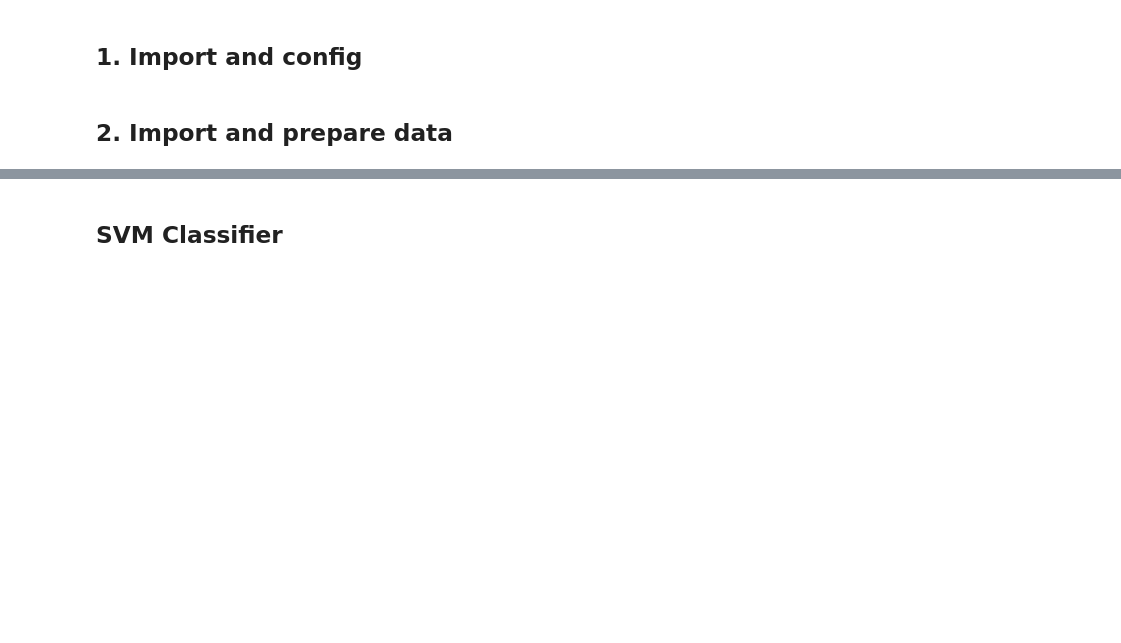
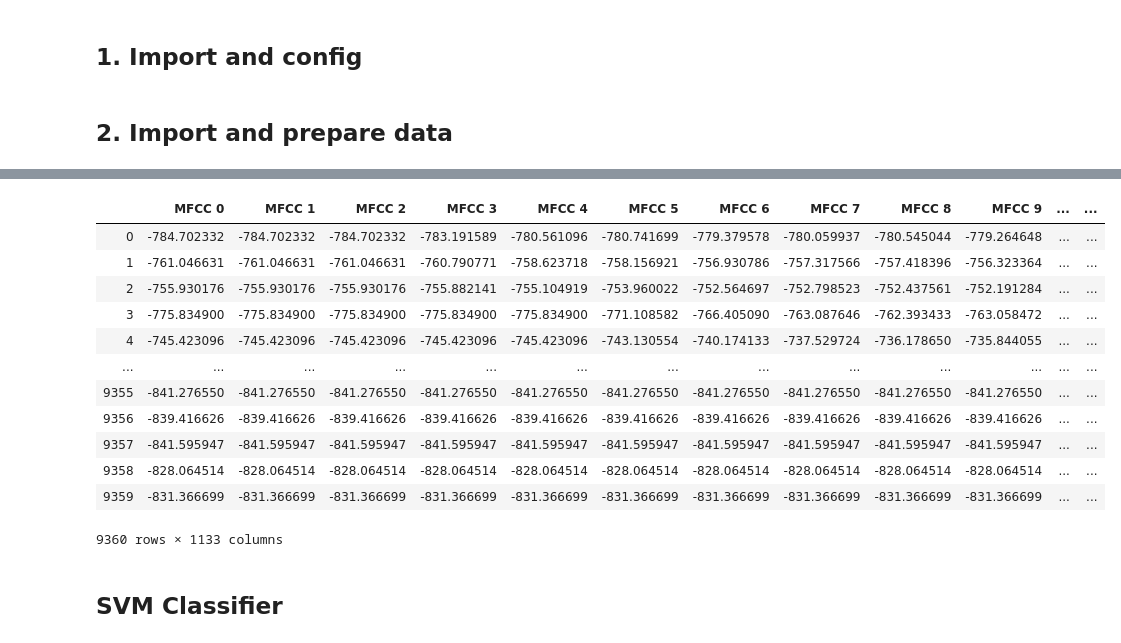
Before and after one commit to VoggLyster/AudioFXClassification, a Jupyter notebook: Project.ipynb, the cells around one changed output, grey strips where cells are left out. Cells and saved outputs as stored; diff of their text form; code cells hidden in the pictures; blank space fills up the shorter version.

```diff
--- a/Project.ipynb
+++ b/Project.ipynb
@@ -27,10 +28,11 @@ fileswnofx = os.listdir('./DataSet/Samples/NoFX')
 
 #calc number of samples
 n_data = len(fileswchorus)+len(fileswdistortion)+len(filesweq)+len(fileswdelay)+len(fileswflanger)+len(fileswnofx)
-print(n_data)
+print("Number of samples: %i" % n_data)
 
 #setup classes
 labels = np.zeros(n_data)
-features = np.zeros((n_data, 3460))
+feature_len = 1131
+features = np.zeros((n_data, feature_len))
 classes = ['Chorus','Distortion','EQ','FeedbackDelay','Flanger','NoFX']
 # %% [output]
@@ -103,6 +105,33 @@ NoFX done
 labels = pd.DataFrame(labels)
 labels.columns = ['labels']
 labels = labels['labels']
+# %%
+dataset = pd.DataFrame(features)
+column_names = []
+for c in range(feature_len):
+    column_names.append("MFCC %i" % c)
+dataset.columns =  column_names
+dataset['label digit'] = labels
+label_text = []
+for l in labels:
+    label_text.append(classes[int(l)])
+dataset['label text'] = label_text
+dataset.to_csv('features.csv')
+dataset
+# %% [output]
+|  | MFCC 0 | MFCC 1 | MFCC 2 | MFCC 3 | MFCC 4 | MFCC 5 | MFCC 6 | MFCC 7 | MFCC 8 | MFCC 9 | ... | ... |
+| 0 | -784.702332 | -784.702332 | -784.702332 | -783.191589 | -780.561096 | -780.741699 | -779.379578 | -780.059937 | -780.545044 | -779.264648 | ... | ... |
+| 1 | -761.046631 | -761.046631 | -761.046631 | -760.790771 | -758.623718 | -758.156921 | -756.930786 | -757.317566 | -757.418396 | -756.323364 | ... | ... |
+| 2 | -755.930176 | -755.930176 | -755.930176 | -755.882141 | -755.104919 | -753.960022 | -752.564697 | -752.798523 | -752.437561 | -752.191284 | ... | ... |
+| 3 | -775.834900 | -775.834900 | -775.834900 | -775.834900 | -775.834900 | -771.108582 | -766.405090 | -763.087646 | -762.393433 | -763.058472 | ... | ... |
+| 4 | -745.423096 | -745.423096 | -745.423096 | -745.423096 | -745.423096 | -743.130554 | -740.174133 | -737.529724 | -736.178650 | -735.844055 | ... | ... |
+| ... | ... | ... | ... | ... | ... | ... | ... | ... | ... | ... | ... | ... |
+| 9355 | -841.276550 | -841.276550 | -841.276550 | -841.276550 | -841.276550 | -841.276550 | -841.276550 | -841.276550 | -841.276550 | -841.276550 | ... | ... |
+| 9356 | -839.416626 | -839.416626 | -839.416626 | -839.416626 | -839.416626 | -839.416626 | -839.416626 | -839.416626 | -839.416626 | -839.416626 | ... | ... |
+| 9357 | -841.595947 | -841.595947 | -841.595947 | -841.595947 | -841.595947 | -841.595947 | -841.595947 | -841.595947 | -841.595947 | -841.595947 | ... | ... |
+| 9358 | -828.064514 | -828.064514 | -828.064514 | -828.064514 | -828.064514 | -828.064514 | -828.064514 | -828.064514 | -828.064514 | -828.064514 | ... | ... |
+| 9359 | -831.366699 | -831.366699 | -831.366699 | -831.366699 | -831.366699 | -831.366699 | -831.366699 | -831.366699 | -831.366699 | -831.366699 | ... | ... |
+9360 rows × 1133 columns
 # %%
 from sklearn.model_selection import train_test_split
 
```
Also changed, not shown: parts of 10 cells of this notebook.
